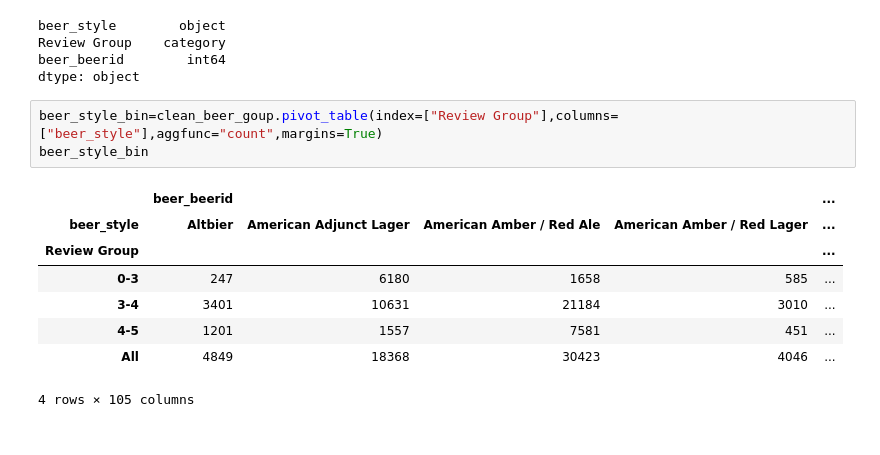
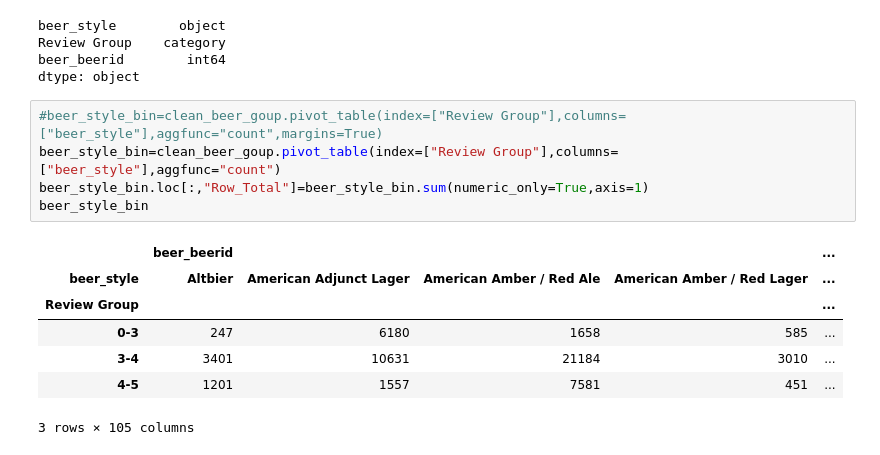
Before and after one commit to RobStewartJr/Project1, a Jupyter notebook: Untitled.ipynb, the cells around one changed output. Drawn from its saved outputs; the diff is of its cells as text.

```diff
--- a/Untitled.ipynb
+++ b/Untitled.ipynb
@@ -164,14 +166,15 @@ Review Group    category
 beer_beerid        int64
 dtype: object
 # %%
-beer_style_bin=clean_beer_goup.pivot_table(index=["Review Group"],columns=["beer_style"],aggfunc="count",margins=True)
+#beer_style_bin=clean_beer_goup.pivot_table(index=["Review Group"],columns=["beer_style"],aggfunc="count",margins=True)
+beer_style_bin=clean_beer_goup.pivot_table(index=["Review Group"],columns=["beer_style"],aggfunc="count")
+beer_style_bin.loc[:,"Row_Total"]=beer_style_bin.sum(numeric_only=True,axis=1)
 beer_style_bin
 # %% [output]
 |  | beer_beerid |  |  |  | ... |
 | beer_style | Altbier | American Adjunct Lager | American Amber / Red Ale | American Amber / Red Lager | ... |
 | Review Group |  |  |  |  | ... |
 | 0-3 | 247 | 6180 | 1658 | 585 | ... |
 | 3-4 | 3401 | 10631 | 21184 | 3010 | ... |
 | 4-5 | 1201 | 1557 | 7581 | 451 | ... |
-| All | 4849 | 18368 | 30423 | 4046 | ... |
-4 rows × 105 columns
+3 rows × 105 columns
```
Also changed, not shown: parts of 7 cells of this notebook.
